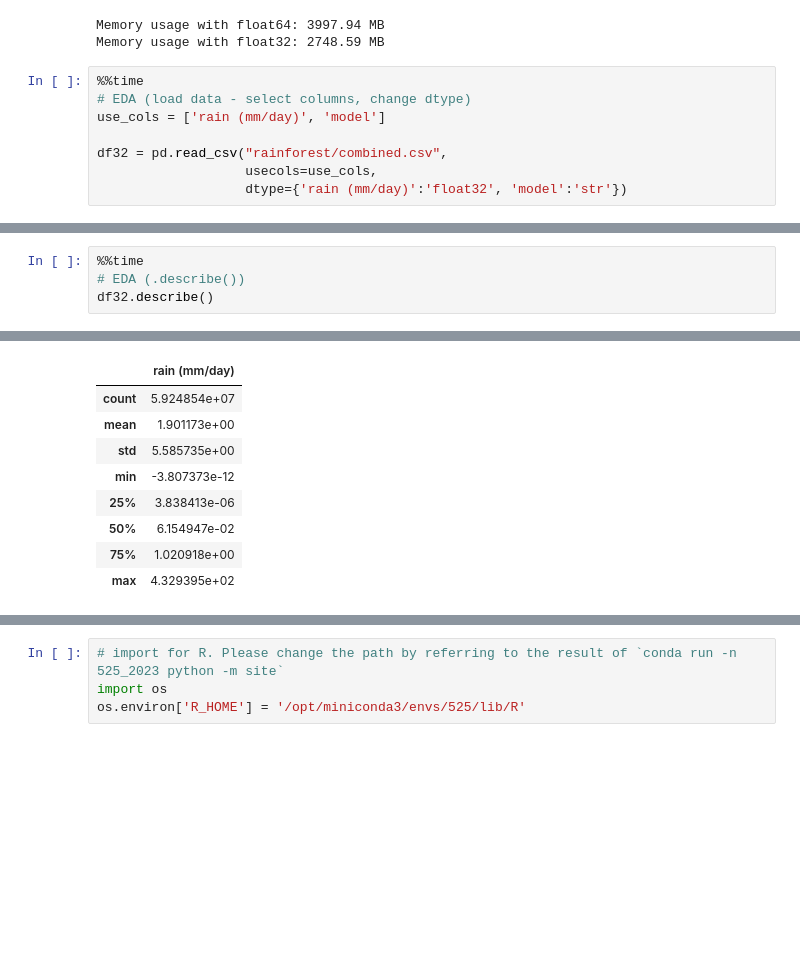
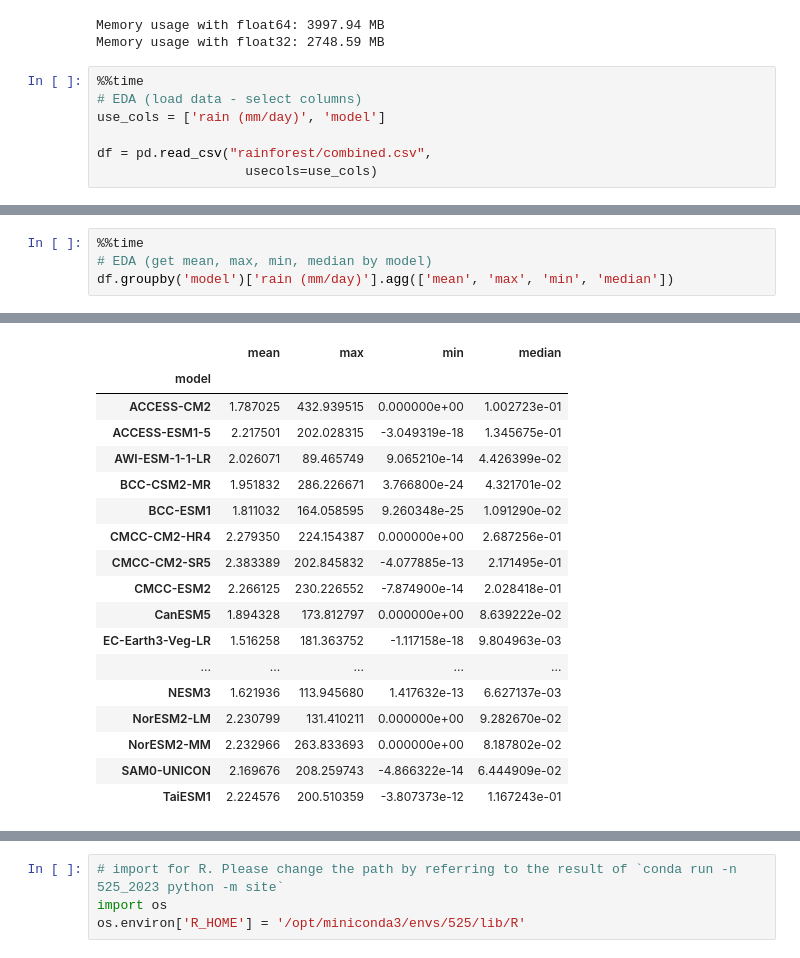
Before and after one commit to UBC-MDS/525_group18_2023, a Jupyter notebook: notebooks/ML_1.ipynb, the cells around one changed output, grey strips where cells are left out. Cells and saved outputs as stored; diff of their text form; blank space fills up the shorter version.

```diff
--- a/notebooks/ML_1.ipynb
+++ b/notebooks/ML_1.ipynb
@@ -166,10 +166,9 @@ Memory usage with float64: 3997.94 MB
 Memory usage with float32: 2748.59 MB
 # %%
 %%time
-# EDA (load data - select columns, change dtype)
+# EDA (load data - select columns)
 use_cols = ['rain (mm/day)', 'model']
 
-df32 = pd.read_csv("rainforest/combined.csv",
-                   usecols=use_cols,
-                   dtype={'rain (mm/day)':'float32', 'model':'str'})
+df = pd.read_csv("rainforest/combined.csv",
+                   usecols=use_cols)
 # %% [output]
@@ -178,5 +177,5 @@ Wall time: 16.7 s
 # %%
 %%time
-# EDA (.describe())
-df32.describe()
+# EDA (get mean, max, min, median by model)
+df.groupby('model')['rain (mm/day)'].agg(['mean', 'max', 'min', 'median'])
 # %% [output]
@@ -185,9 +184,18 @@ Wall time: 2.01 s
-|  | rain (mm/day) |
-| count | 5.924854e+07 |
-| mean | 1.901173e+00 |
-| std | 5.585735e+00 |
-| min | -3.807373e-12 |
-| 25% | 3.838413e-06 |
-| 50% | 6.154947e-02 |
-| 75% | 1.020918e+00 |
-| max | 4.329395e+02 |
+|  | mean | max | min | median |
+| model |  |  |  |  |
+| ACCESS-CM2 | 1.787025 | 432.939515 | 0.000000e+00 | 1.002723e-01 |
+| ACCESS-ESM1-5 | 2.217501 | 202.028315 | -3.049319e-18 | 1.345675e-01 |
+| AWI-ESM-1-1-LR | 2.026071 | 89.465749 | 9.065210e-14 | 4.426399e-02 |
+| BCC-CSM2-MR | 1.951832 | 286.226671 | 3.766800e-24 | 4.321701e-02 |
+| BCC-ESM1 | 1.811032 | 164.058595 | 9.260348e-25 | 1.091290e-02 |
+| CMCC-CM2-HR4 | 2.279350 | 224.154387 | 0.000000e+00 | 2.687256e-01 |
+| CMCC-CM2-SR5 | 2.383389 | 202.845832 | -4.077885e-13 | 2.171495e-01 |
+| CMCC-ESM2 | 2.266125 | 230.226552 | -7.874900e-14 | 2.028418e-01 |
+| CanESM5 | 1.894328 | 173.812797 | 0.000000e+00 | 8.639222e-02 |
+| EC-Earth3-Veg-LR | 1.516258 | 181.363752 | -1.117158e-18 | 9.804963e-03 |
+| ... | ... | ... | ... | ... |
+| NESM3 | 1.621936 | 113.945680 | 1.417632e-13 | 6.627137e-03 |
+| NorESM2-LM | 2.230799 | 131.410211 | 0.000000e+00 | 9.282670e-02 |
+| NorESM2-MM | 2.232966 | 263.833693 | 0.000000e+00 | 8.187802e-02 |
+| SAM0-UNICON | 2.169676 | 208.259743 | -4.866322e-14 | 6.444909e-02 |
+| TaiESM1 | 2.224576 | 200.510359 | -3.807373e-12 | 1.167243e-01 |
```
Also changed, not shown: parts of 10 cells of this notebook.
